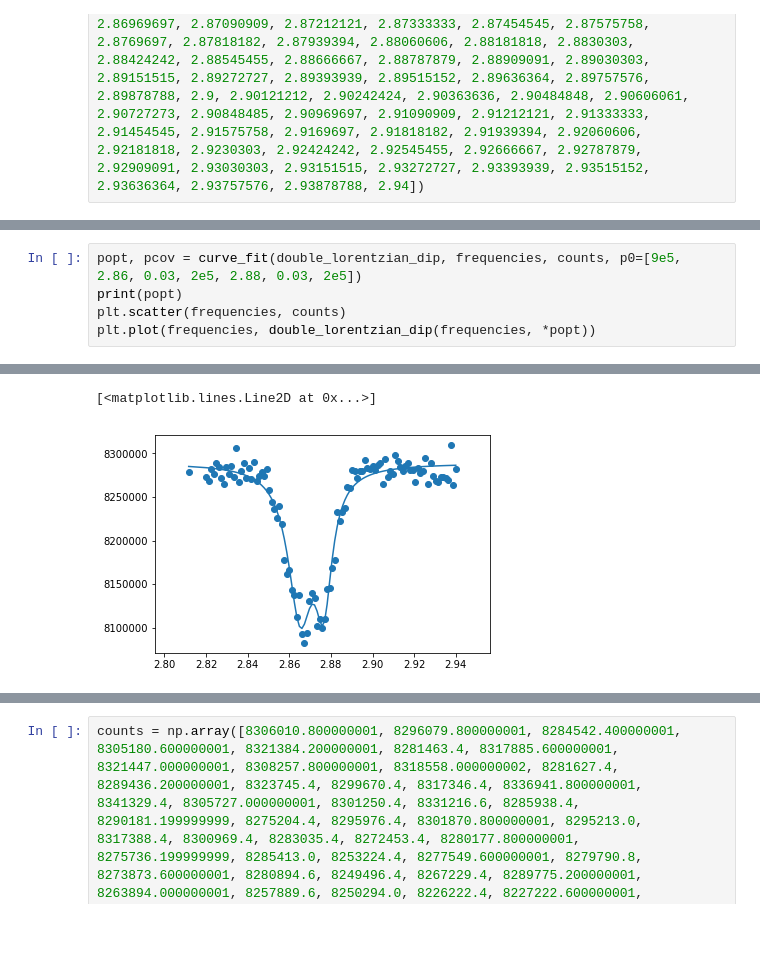
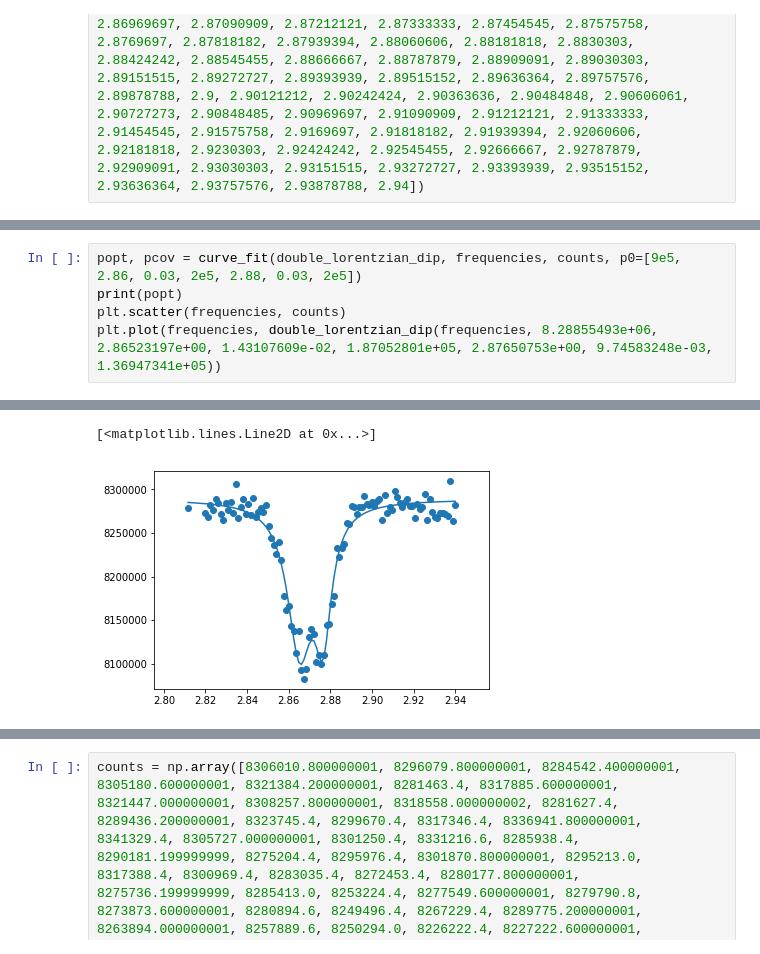
Before and after one commit to Lyra-Cronin/Thesis-Python, a Jupyter notebook: Graphing.ipynb, the cells around one changed output, grey strips where cells are left out. Drawn from its saved outputs; the diff is of its cells as text.

```diff
--- a/Graphing.ipynb
+++ b/Graphing.ipynb
@@ -56,5 +55,5 @@ plt.plot(frequencies, lorentzian_dip(frequencies, *popt))
 popt, pcov = curve_fit(double_lorentzian_dip, frequencies, counts, p0=[9e5, 2.86, 0.03, 2e5, 2.88, 0.03, 2e5])
 print(popt)
 plt.scatter(frequencies, counts)
-plt.plot(frequencies, double_lorentzian_dip(frequencies, *popt))
+plt.plot(frequencies, double_lorentzian_dip(frequencies, 8.28855493e+06, 2.86523197e+00, 1.43107609e-02, 1.87052801e+05, 2.87650753e+00, 9.74583248e-03, 1.36947341e+05))
 # %% [output]
@@ -63,2 +62,2 @@ plt.plot(frequencies, double_lorentzian_dip(frequencies, *popt))
 [<matplotlib.lines.Line2D at 0x...>]
-[figure, old version]
+[figure, new version]
```
Also changed, not shown: parts of 6 cells of this notebook.
